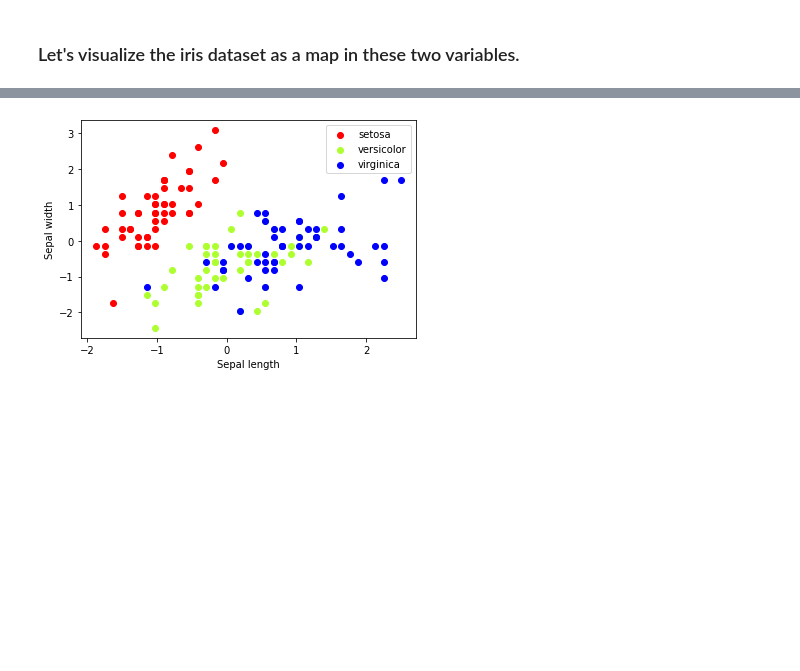
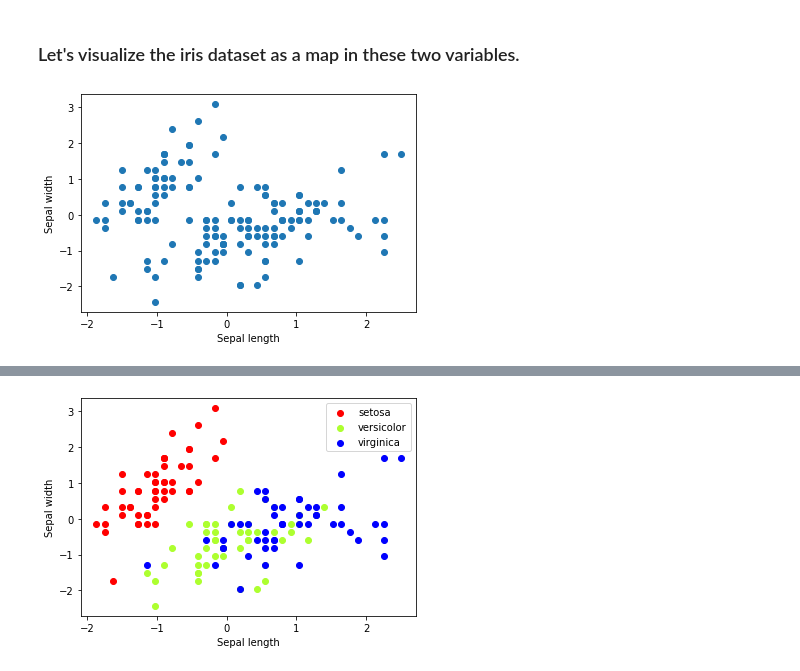
Before and after one commit to raghurama123/DataScience, a Jupyter notebook: notebooks/DS_05.ipynb, the cells around one changed output, grey strips where cells are left out. Drawn from its saved outputs; the diff is of its cells as text; code cells hidden in the pictures; blank space fills up the shorter version.

```diff
--- a/notebooks/DS_05.ipynb
+++ b/notebooks/DS_05.ipynb
@@ -18,3 +18,12 @@ x_iris, y_iris = iris.data, iris.target
 
 sc = StandardScaler()
 x_iris = sc.fit_transform(x_iris)
+# %%
+import matplotlib.pyplot as plt
+
+plt.scatter(x_iris[:,0],x_iris[:,1])
+plt.xlabel('Sepal length')
+plt.ylabel('Sepal width')
+plt.show()
+# %% [output]
+[figure, added]
```
Also changed, not shown: parts of 13 cells of this notebook.
